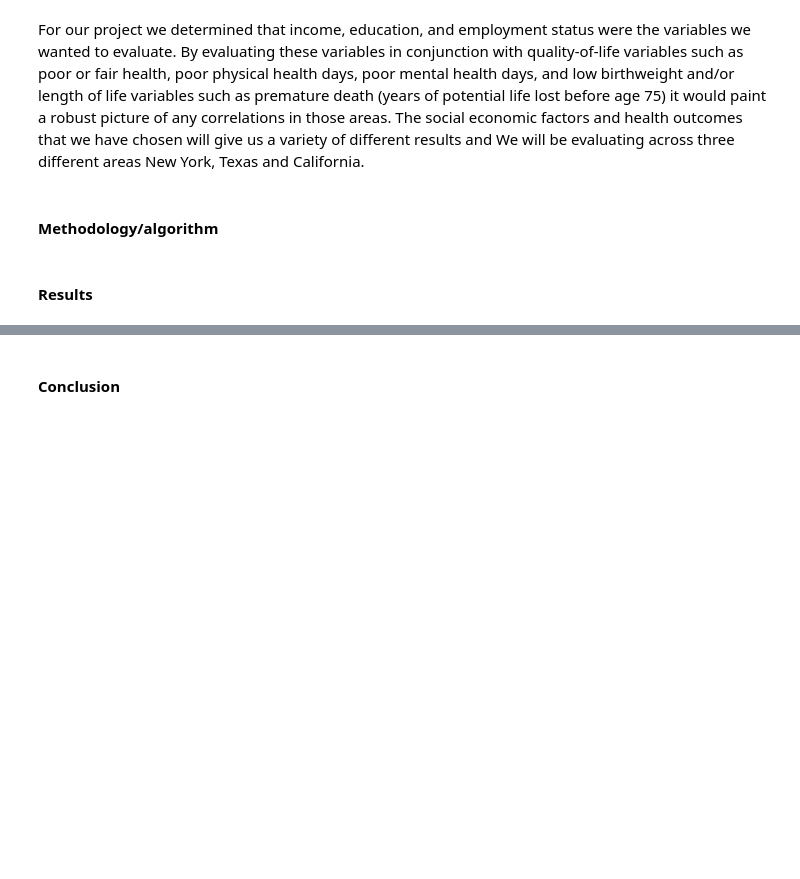
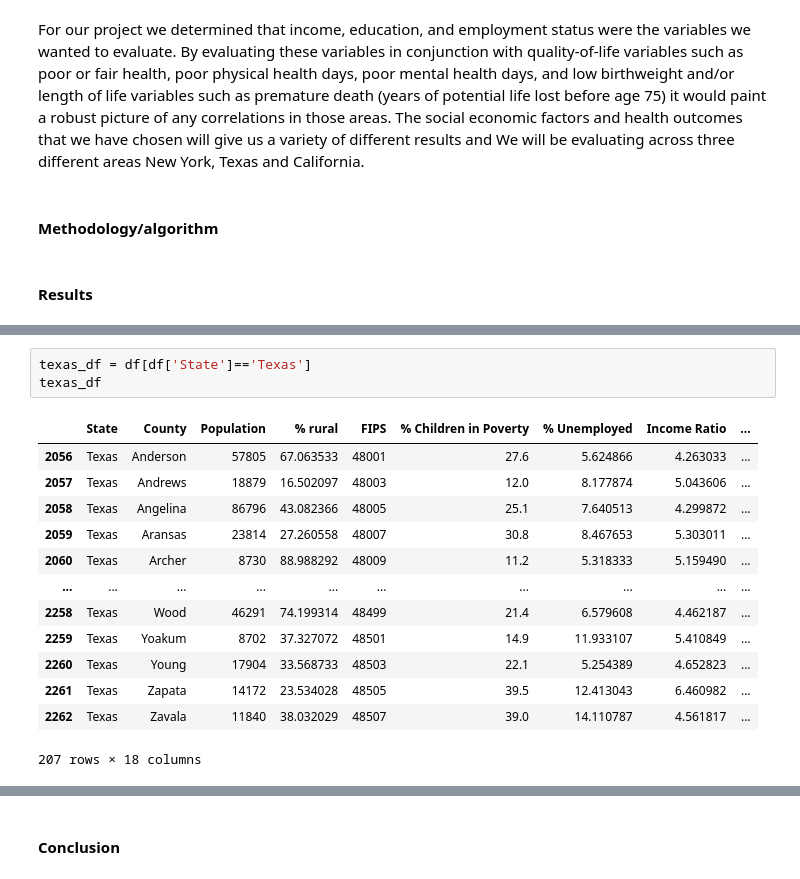
Before and after one commit to amcconaha/APCV361, a Jupyter notebook: Final Project Notebook.ipynb, the cells around one changed output, grey strips where cells are left out. Drawn from its saved outputs; the diff is of its cells as text; blank space fills up the shorter version.

```diff
--- a/Final Project Notebook.ipynb
+++ b/Final Project Notebook.ipynb
@@ -22,0 +68,17 @@ The social economic factors and health outcomes that we have chosen will give us
+# %%
+texas_df = df[df['State']=='Texas']
+texas_df
+# %% [output]
+|  | State | County | Population | % rural | FIPS | % Children in Poverty | % Unemployed | Income Ratio | ... |
+| 2056 | Texas | Anderson | 57805 | 67.063533 | 48001 | 27.6 | 5.624866 | 4.263033 | ... |
+| 2057 | Texas | Andrews | 18879 | 16.502097 | 48003 | 12.0 | 8.177874 | 5.043606 | ... |
+| 2058 | Texas | Angelina | 86796 | 43.082366 | 48005 | 25.1 | 7.640513 | 4.299872 | ... |
+| 2059 | Texas | Aransas | 23814 | 27.260558 | 48007 | 30.8 | 8.467653 | 5.303011 | ... |
+| 2060 | Texas | Archer | 8730 | 88.988292 | 48009 | 11.2 | 5.318333 | 5.159490 | ... |
+| ... | ... | ... | ... | ... | ... | ... | ... | ... | ... |
+| 2258 | Texas | Wood | 46291 | 74.199314 | 48499 | 21.4 | 6.579608 | 4.462187 | ... |
+| 2259 | Texas | Yoakum | 8702 | 37.327072 | 48501 | 14.9 | 11.933107 | 5.410849 | ... |
+| 2260 | Texas | Young | 17904 | 33.568733 | 48503 | 22.1 | 5.254389 | 4.652823 | ... |
+| 2261 | Texas | Zapata | 14172 | 23.534028 | 48505 | 39.5 | 12.413043 | 6.460982 | ... |
+| 2262 | Texas | Zavala | 11840 | 38.032029 | 48507 | 39.0 | 14.110787 | 4.561817 | ... |
+207 rows × 18 columns
```
Also changed, not shown: parts of 10 cells of this notebook.
